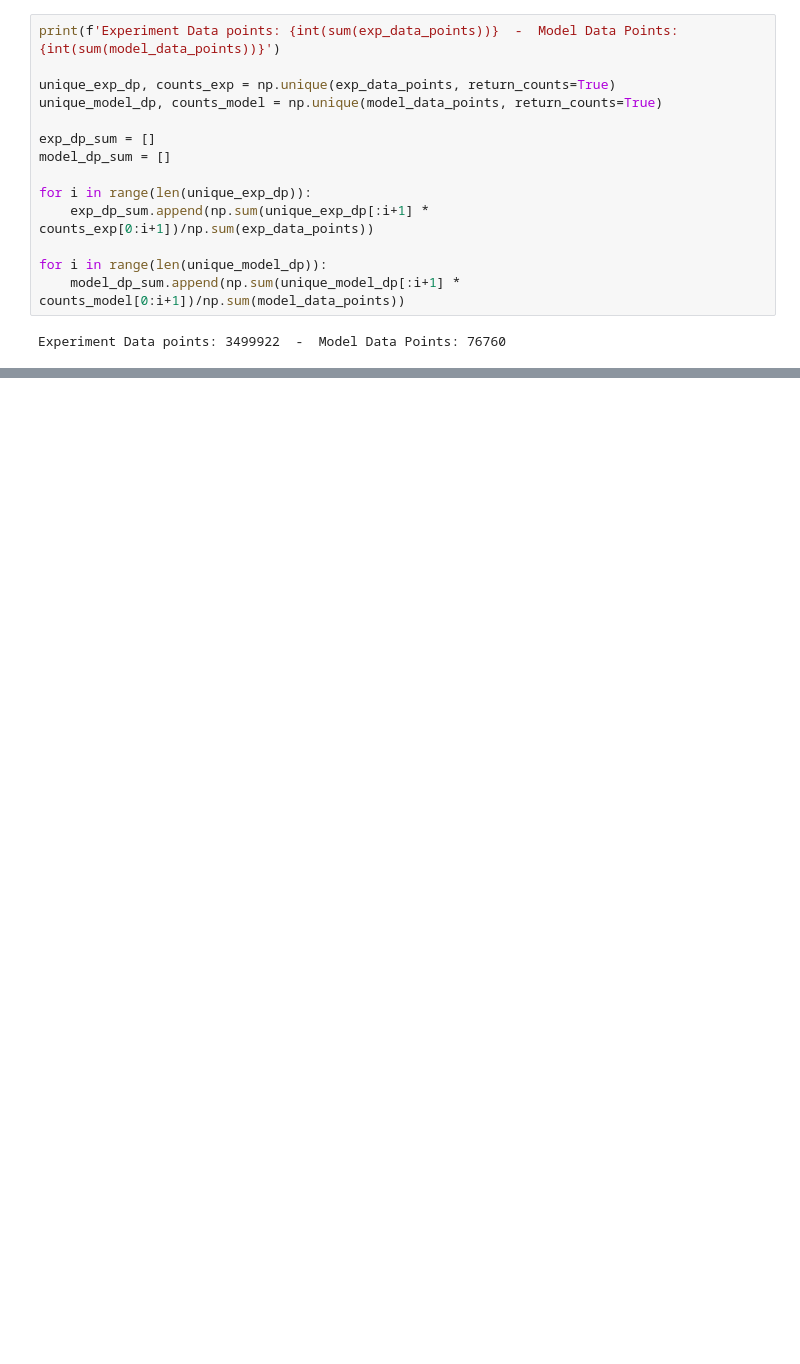
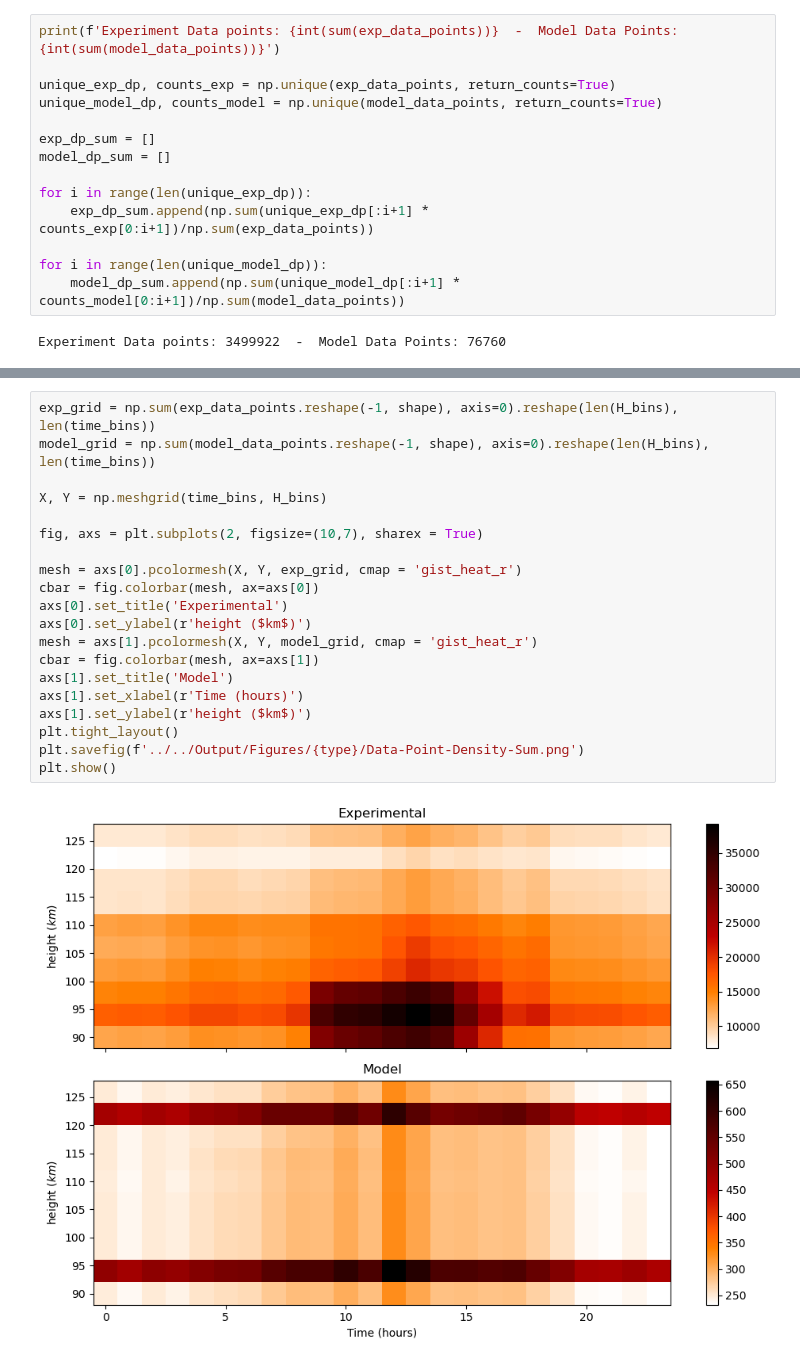
Before and after one commit to remy-guillermin/WACCM-Analysis, a Jupyter notebook: Scripts/Data-Analysis/Data_points.ipynb, the cells around one changed output, grey strips where cells are left out. Drawn from its saved outputs; the diff is of its cells as text; blank space fills up the shorter version.

```diff
--- a/Scripts/Data-Analysis/Data_points.ipynb
+++ b/Scripts/Data-Analysis/Data_points.ipynb
@@ -113,0 +119,22 @@ plt.show()
+# %%
+exp_grid = np.sum(exp_data_points.reshape(-1, shape), axis=0).reshape(len(H_bins), len(time_bins))
+model_grid = np.sum(model_data_points.reshape(-1, shape), axis=0).reshape(len(H_bins), len(time_bins))
+
+X, Y = np.meshgrid(time_bins, H_bins)
+
+fig, axs = plt.subplots(2, figsize=(10,7), sharex = True)
+
+mesh = axs[0].pcolormesh(X, Y, exp_grid, cmap = 'gist_heat_r')
+cbar = fig.colorbar(mesh, ax=axs[0])
+axs[0].set_title('Experimental')
+axs[0].set_ylabel(r'height ($km$)')
+mesh = axs[1].pcolormesh(X, Y, model_grid, cmap = 'gist_heat_r')
+cbar = fig.colorbar(mesh, ax=axs[1])
+axs[1].set_title('Model')
+axs[1].set_xlabel(r'Time (hours)')
+axs[1].set_ylabel(r'height ($km$)')
+plt.tight_layout()
+plt.savefig(f'../../Output/Figures/{type}/Data-Point-Density-Sum.png')
+plt.show()
+# %% [output]
+[figure, added]
```
Also changed, not shown: parts of 6 cells of this notebook, 8 other files.
